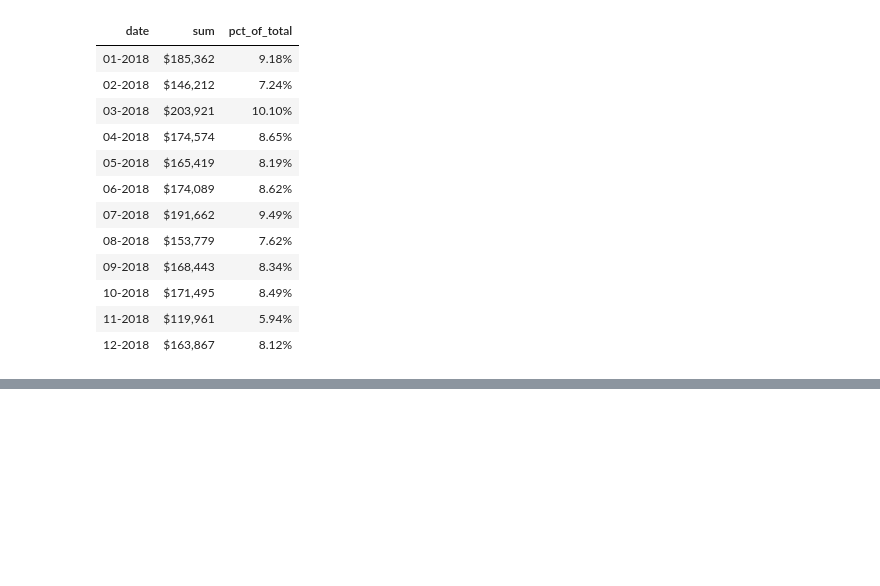
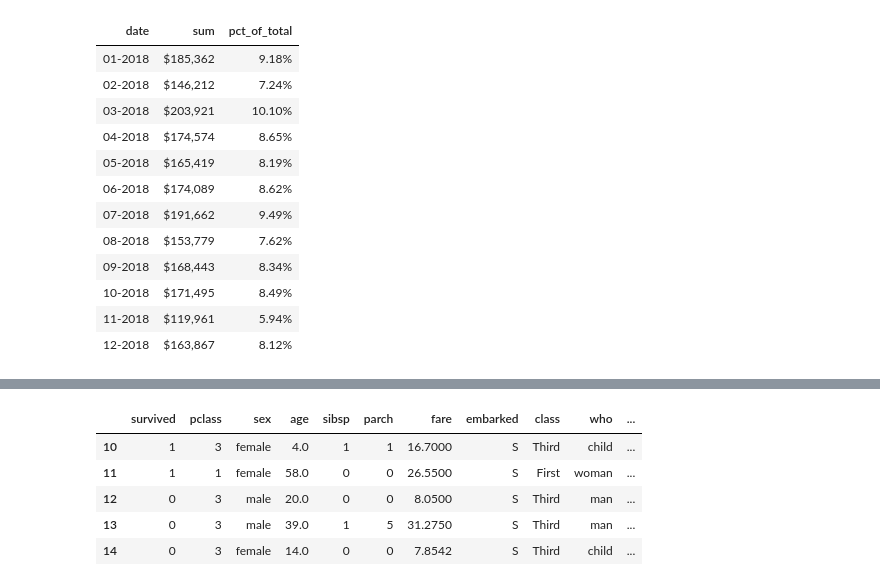
Before and after one commit to polaroidz/polaroidz, a Jupyter notebook: Pandas_Handbook.ipynb, the cells around one changed output, grey strips where cells are left out. Cells and saved outputs as stored; diff of their text form; code cells hidden in the pictures; blank space fills up the shorter version.

```diff
--- a/Pandas_Handbook.ipynb
+++ b/Pandas_Handbook.ipynb
@@ -678,0 +719,10 @@ format_dict = {
+# %%
+# index based
+df.iloc[10:15]
+# %% [output]
+|  | survived | pclass | sex | age | sibsp | parch | fare | embarked | class | who | ... |
+| 10 | 1 | 3 | female | 4.0 | 1 | 1 | 16.7000 | S | Third | child | ... |
+| 11 | 1 | 1 | female | 58.0 | 0 | 0 | 26.5500 | S | First | woman | ... |
+| 12 | 0 | 3 | male | 20.0 | 0 | 0 | 8.0500 | S | Third | man | ... |
+| 13 | 0 | 3 | male | 39.0 | 1 | 5 | 31.2750 | S | Third | man | ... |
+| 14 | 0 | 3 | female | 14.0 | 0 | 0 | 7.8542 | S | Third | child | ... |
```
Also changed, not shown: parts of 21 cells of this notebook.
